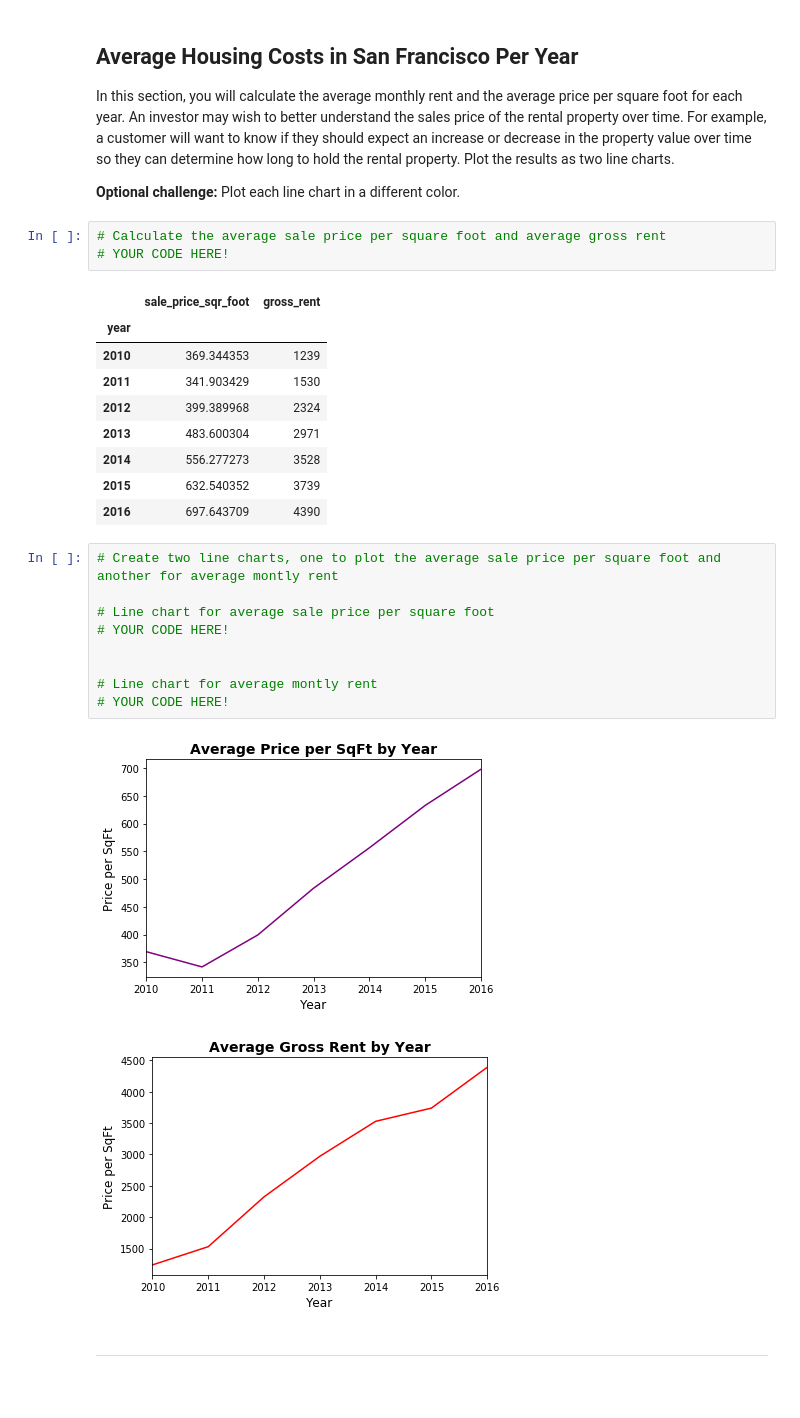
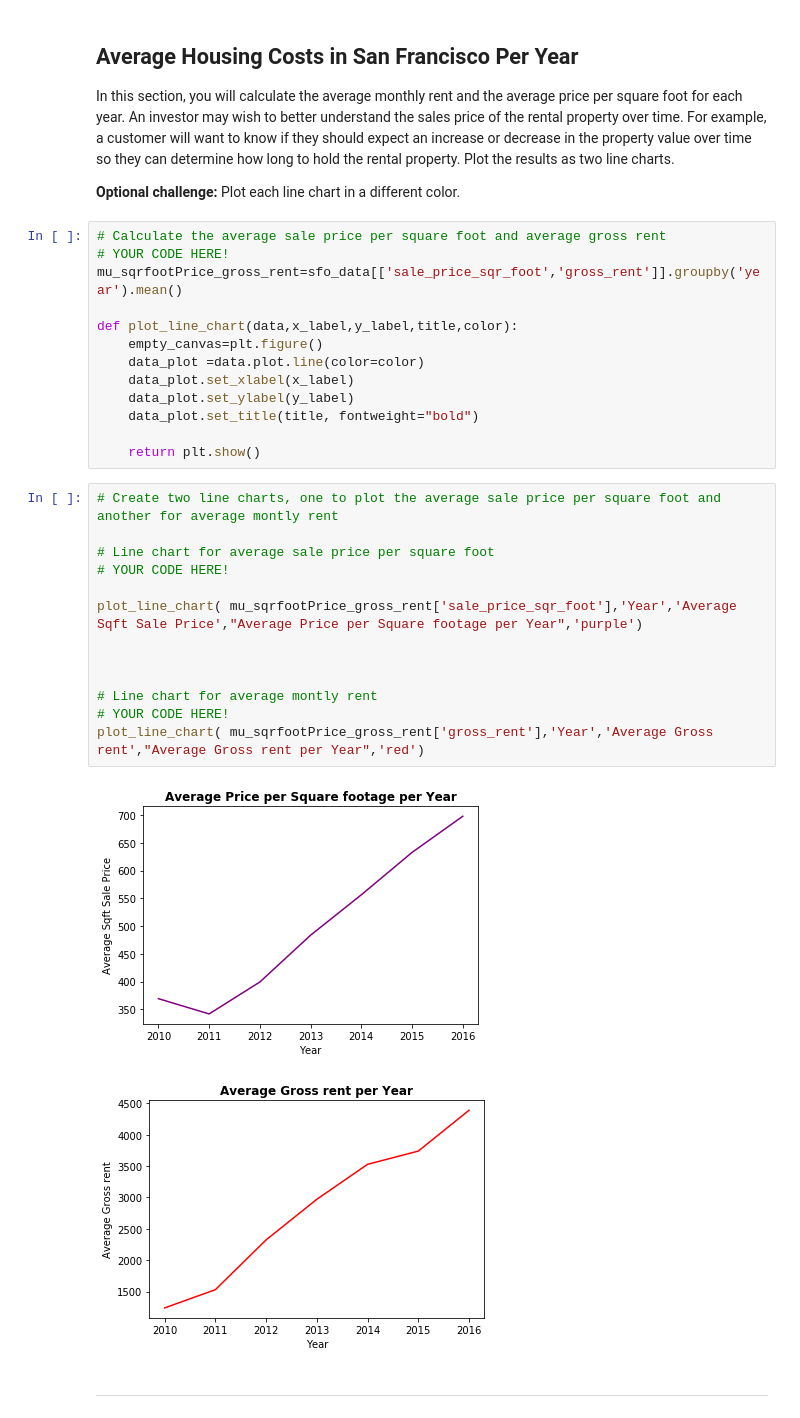
Before and after one commit to pysouzhny/python-homework, a Jupyter notebook: PyViz/rental_analysis.ipynb, the cells around one changed output. Saved outputs shown, nothing was run; the diff lists cells and outputs as text; blank space fills up the shorter version.

```diff
--- a/PyViz/rental_analysis.ipynb
+++ b/PyViz/rental_analysis.ipynb
@@ -99,28 +86,32 @@ In this section, you will calculate the average monthly rent and the average pri
 # %%
 # Calculate the average sale price per square foot and average gross rent
 # YOUR CODE HERE!
+mu_sqrfootPrice_gross_rent=sfo_data[['sale_price_sqr_foot','gross_rent']].groupby('year').mean()
+
+def plot_line_chart(data,x_label,y_label,title,color):
+    empty_canvas=plt.figure()
+    data_plot =data.plot.line(color=color)
+    data_plot.set_xlabel(x_label)
+    data_plot.set_ylabel(y_label)
+    data_plot.set_title(title, fontweight="bold")
+
+    return plt.show()
-# %% [output]
-|  | sale_price_sqr_foot | gross_rent |
-| year |  |  |
-| 2010 | 369.344353 | 1239 |
-| 2011 | 341.903429 | 1530 |
-| 2012 | 399.389968 | 2324 |
-| 2013 | 483.600304 | 2971 |
-| 2014 | 556.277273 | 3528 |
-| 2015 | 632.540352 | 3739 |
-| 2016 | 697.643709 | 4390 |
 # %%
 # Create two line charts, one to plot the average sale price per square foot and another for average montly rent
 
 # Line chart for average sale price per square foot
 # YOUR CODE HERE!
 
+plot_line_chart( mu_sqrfootPrice_gross_rent['sale_price_sqr_foot'],'Year','Average Sqft Sale Price',"Average Price per Square footage per Year",'purple')
+
+
 
 # Line chart for average montly rent
 # YOUR CODE HERE!
+plot_line_chart( mu_sqrfootPrice_gross_rent['gross_rent'],'Year','Average Gross rent',"Average Gross rent per Year",'red')
 # %% [output]
-[figure, old version]
+[figure, new version]
-[figure, old version]
+[figure, new version]
 # %% [markdown]
 - - -
 # %% [markdown]
```
Also changed, not shown: parts of 3 cells of this notebook.
